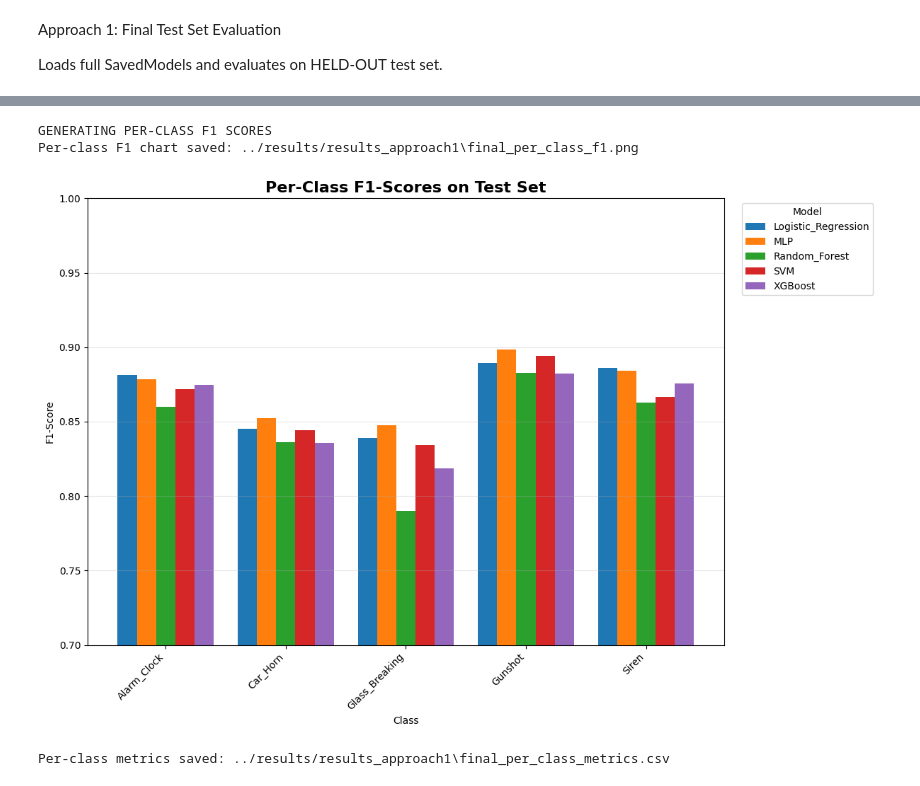
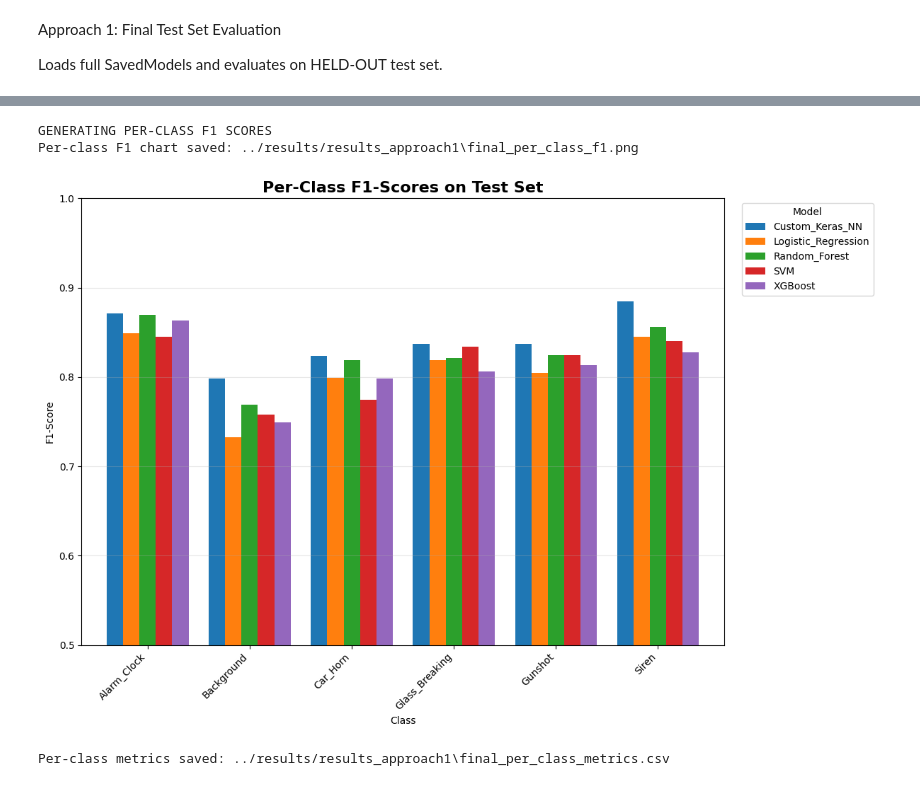
Before and after one commit to namneet8/AICapstone, a Jupyter notebook: Yamnet_transfer_learning/Approach1_notebooks/04_test_eval.ipynb, the cells around one changed output, grey strips where cells are left out. Drawn from its saved outputs; the diff is of its cells as text; code cells hidden in the pictures.

Commit message:
Yamnet model code done

```diff
--- a/Yamnet_transfer_learning/Approach1_notebooks/04_test_eval.ipynb
+++ b/Yamnet_transfer_learning/Approach1_notebooks/04_test_eval.ipynb
@@ -63,7 +96,8 @@ category_mapping = {
     'car_horn': 'Car_Horn',
     'glass_breaking': 'Glass_Breaking',
     'gunshot': 'Gunshot',
-    'siren': 'Siren'
+    'siren': 'Siren',
+    'Background': 'Background'
 }
 
 raw_audio_list = []
@@ -173,7 +209,8 @@ Total models found: 5
 def run_inference(model, audio_batch):
     """Run inference on batch of 0.96s audio clips"""
     start = time.time()
-    probs = model.predict(audio_batch, verbose=0)
+    # Batch prediction
+    probs = model.predict(audio_batch, verbose=0, batch_size=32)
     latency_ms = (time.time() - start) * 1000 / len(audio_batch)
     return probs, latency_ms
 
@@ -184,14 +221,21 @@ results = []
 all_predictions = {}
 all_probabilities = {}
 
+# We collect custom objects here to pass to load_model
+custom_objs = {
+    'YamnetEmbedding': YamnetEmbedding,
+    'ScalerLayer': ScalerLayer,
+    'TemperatureSoftmax': TemperatureSoftmax
+}
+
 for model_name, model_path in model_paths.items():
     print(f"\nEvaluating: {model_name}")
 
-    # Load model
+    # Load model with ALL custom layers
     try:
         model = tf.keras.models.load_model(
             model_path,
-            custom_objects={'YamnetEmbedding': YamnetEmbedding}
+            custom_objects=custom_objs
         )
         print(f"  Model loaded successfully")
     except Exception as e:
@@ -224,7 +268,7 @@ for model_name, model_path in model_paths.items():
         'Size_MB': size_mb
     })
 
-    all_predictions[model_name] = y_pred_labels
+    all_predictions[model_name] = y_pred
     all_probabilities[model_name] = probs
 
     print(f"  Accuracy: {acc:.4f} | F1-Macro: {f1_macro:.4f} | Latency: {latency_ms:.2f} ms/sample")
@@ -346,47 +391,50 @@ ROC curves saved: ../results/results_approach1\final_test_roc_curves.png
 # %%
 # ==================== PER-CLASS F1 SCORES ====================
 print("\nGENERATING PER-CLASS F1 SCORES")
 
 per_class_data = []
-for model_name, y_pred in all_predictions.items():
-    report = classification_report(y_test, y_pred, target_names=classes, output_dict=True)
-    for cls in classes:
-        per_class_data.append({
-            'Model': model_name,
-            'Class': cls,
-            'F1': report[cls]['f1-score'],
-            'Precision': report[cls]['precision'],
-            'Recall': report[cls]['recall'],
-            'Support': int(report[cls]['support'])
-        })
+# Ensure we have predictions before plotting
+if len(all_predictions) > 0:
+    for model_name, y_pred in all_predictions.items():
+        # Use y_test_encoded and target_names for report
+        report = classification_report(y_test_encoded, y_pred, target_names=classes, output_dict=True)
+        for cls in classes:
+            per_class_data.append({
+                'Model': model_name,
+                'Class': cls,
+                'F1': report[cls]['f1-score'],
+                'Precision': report[cls]['precision'],
+                'Recall': report[cls]['recall'],
+                'Support': int(report[cls]['support'])
+            })
 
-per_class_df = pd.DataFrame(per_class_data)
-pivot_f1 = per_class_df.pivot(index='Class', columns='Model', values='F1')
+    per_class_df = pd.DataFrame(per_class_data)
+    pivot_f1 = per_class_df.pivot(index='Class', columns='Model', values='F1')
 
-plt.figure(figsize=(12, 8))
-pivot_f1.plot(kind='bar', ax=plt.gca(), width=0.8)
-plt.title('Per-Class F1-Scores on Test Set', fontsize=16, fontweight='bold')
-plt.ylabel('F1-Score')
-plt.xlabel('Class')
-plt.legend(title='Model', bbox_to_anchor=(1.02, 1), loc='upper left')
-plt.xticks(rotation=45, ha='right')
-plt.ylim(0.7, 1.0)
-plt.grid(axis='y', alpha=0.3)
-plt.tight_layout()
+    plt.figure(figsize=(12, 8))
+    pivot_f1.plot(kind='bar', ax=plt.gca(), width=0.8)
+    plt.title('Per-Class F1-Scores on Test Set', fontsize=16, fontweight='bold')
+    plt.ylabel('F1-Score')
+    plt.xlabel('Class')
+    plt.legend(title='Model', bbox_to_anchor=(1.02, 1), loc='upper left')
+    plt.xticks(rotation=45, ha='right')
+    plt.ylim(0.5, 1.0) # Adjusted ylim to see better spread
+    plt.grid(axis='y', alpha=0.3)
+    plt.tight_layout()
 
-per_class_path = os.path.join(RESULTS_DIR, 'final_per_class_f1.png')
-plt.savefig(per_class_path, dpi=300, bbox_inches='tight')
-print(f"Per-class F1 chart saved: {per_class_path}")
-plt.show()
+    per_class_path = os.path.join(RESULTS_DIR, 'final_per_class_f1.png')
+    plt.savefig(per_class_path, dpi=300, bbox_inches='tight')
+    print(f"Per-class F1 chart saved: {per_class_path}")
+    plt.show()
 
-# Save per-class details
-per_class_csv = os.path.join(RESULTS_DIR, 'final_per_class_metrics.csv')
-per_class_df.to_csv(per_class_csv, index=False)
-print(f"Per-class metrics saved: {per_class_csv}")
+    # Save per-class details
+    per_class_csv = os.path.join(RESULTS_DIR, 'final_per_class_metrics.csv')
+    per_class_df.to_csv(per_class_csv, index=False)
+    print(f"Per-class metrics saved: {per_class_csv}")
 # %% [output]
 GENERATING PER-CLASS F1 SCORES
 Per-class F1 chart saved: ../results/results_approach1\final_per_class_f1.png
-[figure, old version]
+[figure, new version]
 Per-class metrics saved: ../results/results_approach1\final_per_class_metrics.csv
 # %%
 # ==================== PERFORMANCE TRADEOFFS ====================
```
Also changed, not shown: parts of 11 cells of this notebook, 12 other files.
